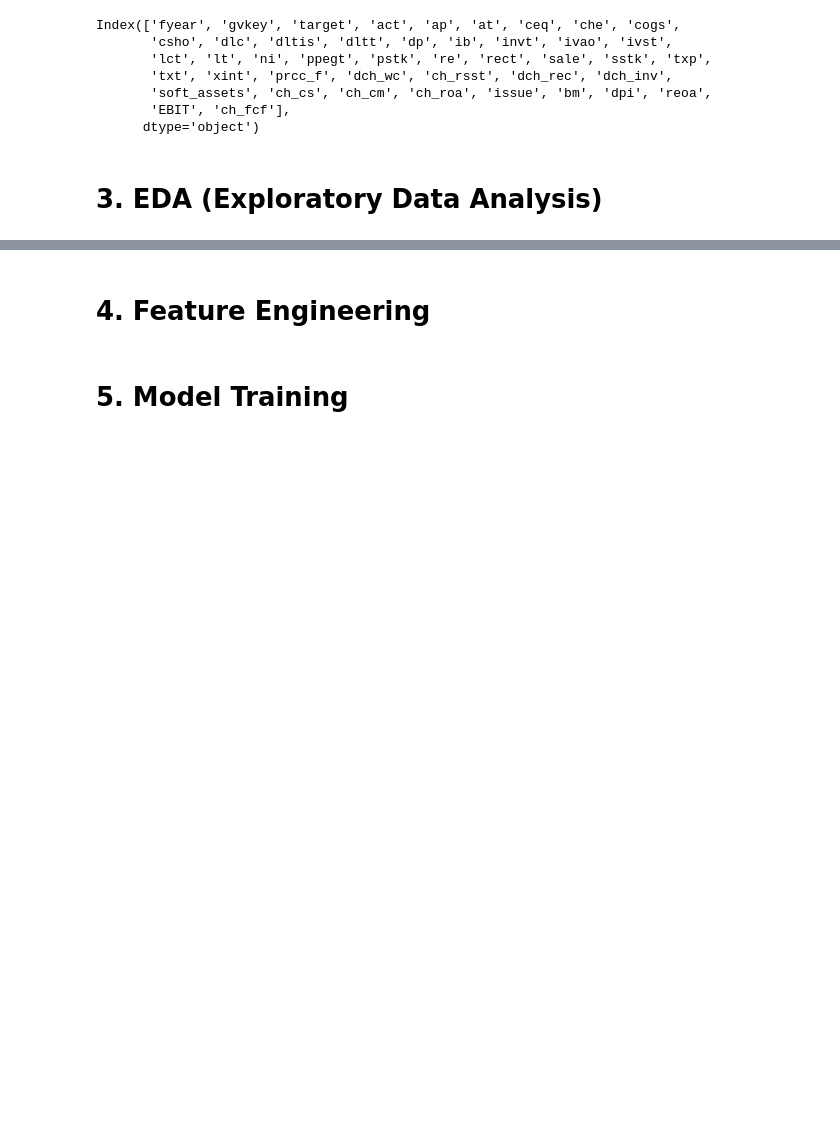
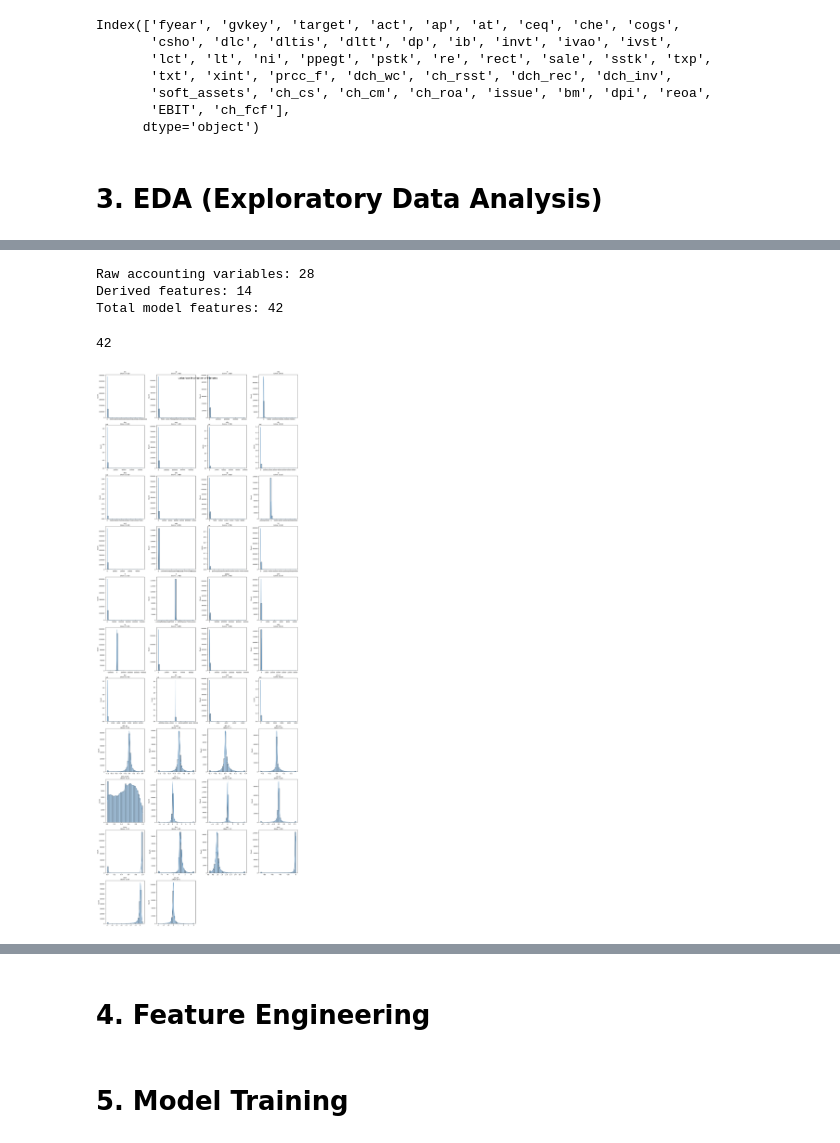
Before and after one commit to mbuh-blaise-khan/accounting-fraud-detection-ml, a Jupyter notebook: notebooks/Untitled.ipynb, the cells around one changed output, grey strips where cells are left out. Saved outputs shown, nothing was run; the diff lists cells and outputs as text; code cells hidden in the pictures; blank space fills up the shorter version.

```diff
--- a/notebooks/Untitled.ipynb
+++ b/notebooks/Untitled.ipynb
@@ -479,0 +598,58 @@ Index(['fyear', 'gvkey', 'target', 'act', 'ap', 'at', 'ceq', 'che', 'cogs',
+# %%
+# Define feature groups based on the context
+raw_accounting_vars = [
+    'act', 'ap', 'at', 'ceq', 'che', 'cogs', 'csho', 'dlc', 'dltis', 'dltt',
+    'dp', 'ib', 'invt', 'ivao', 'ivst', 'lct', 'lt', 'ni', 'ppegt', 'pstk',
+    're', 'rect', 'sale', 'sstk', 'txp', 'txt', 'xint', 'prcc_f'
+]
+
+derived_features = [
+    'dch_wc', 'ch_rsst', 'dch_rec', 'dch_inv', 'soft_assets', 'ch_cs',
+    'ch_cm', 'ch_roa', 'issue', 'bm', 'dpi', 'reoa', 'EBIT', 'ch_fcf'
+]
+
+# Exclude leakage-prone variables
+exclude_vars = ['gvkey', 'fyear', 'p_aaer', 'target']
+
+print(f"Raw accounting variables: {len(raw_accounting_vars)}")
+print(f"Derived features: {len(derived_features)}")
+print(f"Total model features: {len(raw_accounting_vars) + len(derived_features)}")
+# %% [output]
+Raw accounting variables: 28
+Derived features: 14
+Total model features: 42
+# %%
+
+# Get all numeric columns (exclude leakage vars)
+numeric_cols = df.select_dtypes(include=['int64', 'float64']).columns.tolist()
+exclude = ['gvkey', 'fyear', 'p_aaer', 'target']
+numeric_cols = [c for c in numeric_cols if c not in exclude]
+len(numeric_cols)
+# %% [output]
+42
+# %%
+import seaborn as sns
+
+# Setup grid - 4 columns
+n_cols = 4
+n_rows = (len(numeric_cols) + n_cols - 1) // n_cols
+
+fig, axes = plt.subplots(n_rows, n_cols, figsize=(20, 5 * n_rows))
+axes = axes.flatten()
+
+# Plot histograms with KDE
+for i, col in enumerate(numeric_cols):
+    sns.histplot(df[col].dropna(), kde=True, ax=axes[i], bins=30, color='steelblue')
+    axes[i].set_title(f'{col}\n(skew: {df[col].skew():.2f})', fontsize=10)
+    axes[i].set_xlabel('')
+
+# Hide empty subplots
+for j in range(len(numeric_cols), len(axes)):
+    axes[j].set_visible(False)
+
+plt.suptitle('Univariate Distribution of Features', fontsize=14, fontweight='bold')
+plt.tight_layout()
+plt.savefig('univariate_analysis.png', dpi=150, bbox_inches='tight')
+plt.show()
+# %% [output]
+[figure, added]
```
Also changed, not shown: parts of 36 cells of this notebook, 6 other files.
